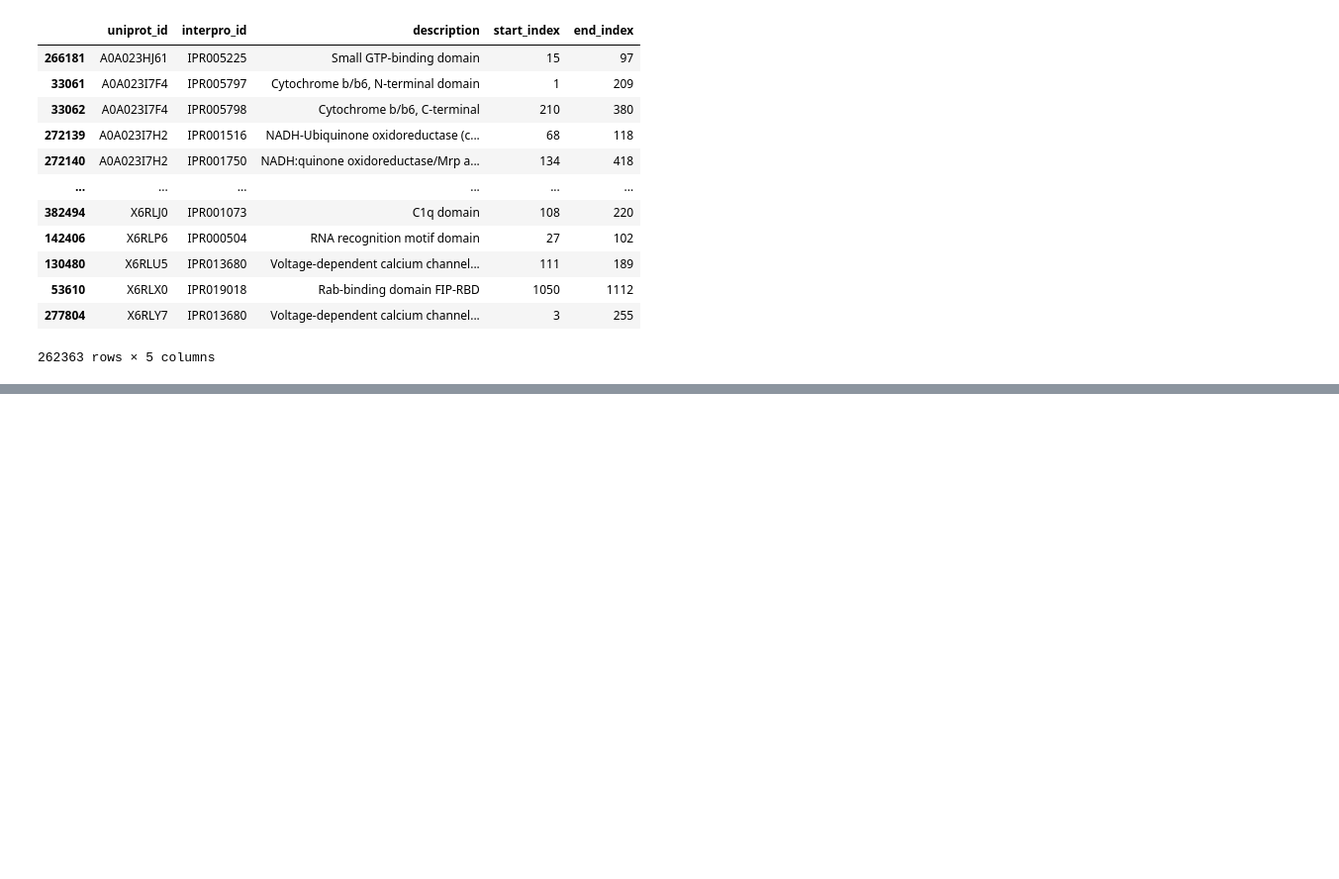
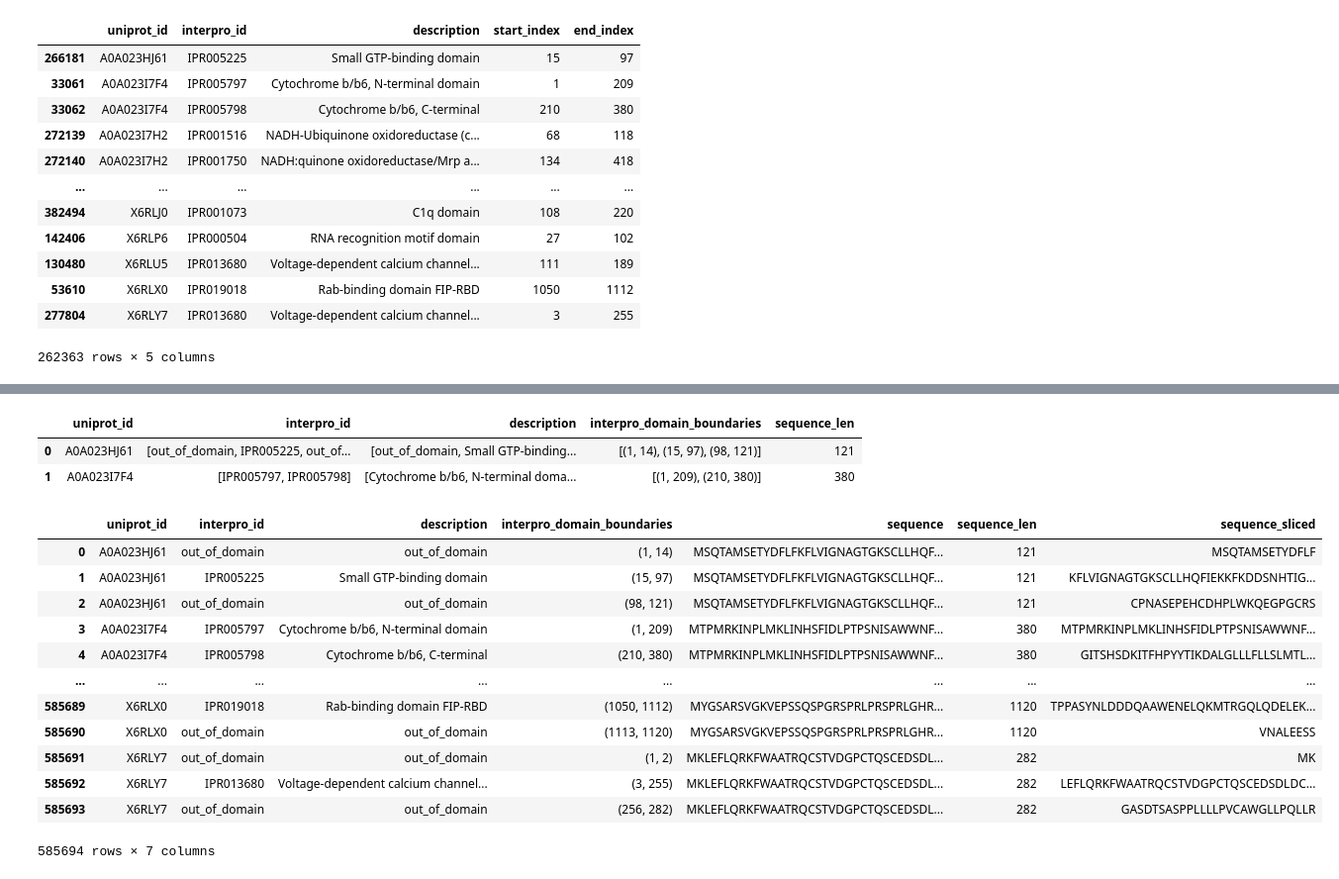
Before and after one commit to boun-tabi-lifelu/evolutionary-subword-tokenization, a Jupyter notebook: Prog/domain_handling.ipynb, the cells around one changed output, grey strips where cells are left out. Shown at 99% size. Drawn from its saved outputs; the diff is of its cells as text; code cells hidden in the pictures; blank space fills up the shorter version.

```diff
--- a/Prog/domain_handling.ipynb
+++ b/Prog/domain_handling.ipynb
@@ -215,0 +172,9 @@ True
+# %%
+uniref_id = '90'
+
+db_file = "/cta/share/users/uniprot/human/human.db"
+conn = sqlite3.connect(db_file)
+df_proteins = pd.read_sql(f"SELECT Entry as uniprot_id, Sequence as sequence FROM proteins", conn)
+df_uniref = pd.read_sql(f"SELECT uniprot_accession as uniprot_id FROM uniref{uniref_id}_distilled", conn)
+
+conn.close()
@@ -215,0 +227,53 @@ True
+# %%
+# Define the fill_intervals function
+def fill_intervals(intervals, max_value):
+    intervals = sorted(intervals)
+    result = []
+    if intervals[0][0] > 1:
+        result.append((1, intervals[0][0] - 1))
+    for i in range(len(intervals)):
+        result.append(intervals[i])
+        if i < len(intervals) - 1:
+            if intervals[i][1] + 1 < intervals[i + 1][0]:
+                result.append((intervals[i][1] + 1, intervals[i + 1][0] - 1))
+    if intervals[-1][1] < max_value:
+        result.append((intervals[-1][1] + 1, max_value))
+    return result
+
+# Define the custom function to update the dataframe
+def update_intervals(row, boundary_column, other_columns):
+    filled_intervals = fill_intervals(row[boundary_column], row["sequence_len"])
+    original_intervals = row[boundary_column]
+
+    new_cols = {col: [] for col in other_columns}
+    for interval in filled_intervals:
+        if interval in original_intervals:
+            index = original_intervals.index(interval)
+            for col in other_columns:
+                new_cols[col].append(row[col][index])
+        else:
+            for col in other_columns:
+                new_cols[col].append('out_of_domain')
+
+    row[boundary_column] = filled_intervals
+    for col in other_columns:
+        row[col] = new_cols[col]
+    return row
+
+# # Example dataframe
+data = {
+    "uniprot_id": ["A0A023HJ61", "A0A023I7F4"],
+    "interpro_id": [["IPR005225"], ["IPR005797", "IPR005798"]],
+    "description": [["Small GTP-binding domain"], ["Cytochrome b/b6, N-terminal domain", "Cytochrome b/b6, C-terminal domain"]],
+    "interpro_domain_boundaries": [[(15, 97)], [(1, 209), (210, 380)]],
+    "sequence_len": [121, 380],
+}
+
+df = pd.DataFrame(data)
+
+# Apply the update function to the dataframe
+df.apply(update_intervals, args=('interpro_domain_boundaries', ('interpro_id', 'description')), axis=1)
+# %% [output]
+|  | uniprot_id | interpro_id | description | interpro_domain_boundaries | sequence_len |
+| 0 | A0A023HJ61 | [out_of_domain, IPR005225, out_of... | [out_of_domain, Small GTP-binding... | [(1, 14), (15, 97), (98, 121)] | 121 |
+| 1 | A0A023I7F4 | [IPR005797, IPR005798] | [Cytochrome b/b6, N-terminal doma... | [(1, 209), (210, 380)] | 380 |
@@ -215,0 +283,18 @@ True
+# %%
+df_interpro_domains_grouped_interp = df_interpro_domains_grouped_interp.explode(['interpro_id', 'description', 'interpro_domain_boundaries']).reset_index(drop=True)
+df_interpro_domains_grouped_interp['sequence_sliced'] = df_interpro_domains_grouped_interp.apply(lambda row: row['sequence'][row['interpro_domain_boundaries'][0]-1:row['interpro_domain_boundaries'][1]], axis=1)
+df_interpro_domains_grouped_interp
+# %% [output]
+|  | uniprot_id | interpro_id | description | interpro_domain_boundaries | sequence | sequence_len | sequence_sliced |
+| 0 | A0A023HJ61 | out_of_domain | out_of_domain | (1, 14) | MSQTAMSETYDFLFKFLVIGNAGTGKSCLLHQF... | 121 | MSQTAMSETYDFLF |
+| 1 | A0A023HJ61 | IPR005225 | Small GTP-binding domain | (15, 97) | MSQTAMSETYDFLFKFLVIGNAGTGKSCLLHQF... | 121 | KFLVIGNAGTGKSCLLHQFIEKKFKDDSNHTIG... |
+| 2 | A0A023HJ61 | out_of_domain | out_of_domain | (98, 121) | MSQTAMSETYDFLFKFLVIGNAGTGKSCLLHQF... | 121 | CPNASEPEHCDHPLWKQEGPGCRS |
+| 3 | A0A023I7F4 | IPR005797 | Cytochrome b/b6, N-terminal domain | (1, 209) | MTPMRKINPLMKLINHSFIDLPTPSNISAWWNF... | 380 | MTPMRKINPLMKLINHSFIDLPTPSNISAWWNF... |
+| 4 | A0A023I7F4 | IPR005798 | Cytochrome b/b6, C-terminal | (210, 380) | MTPMRKINPLMKLINHSFIDLPTPSNISAWWNF... | 380 | GITSHSDKITFHPYYTIKDALGLLLFLLSLMTL... |
+| ... | ... | ... | ... | ... | ... | ... | ... |
+| 585689 | X6RLX0 | IPR019018 | Rab-binding domain FIP-RBD | (1050, 1112) | MYGSARSVGKVEPSSQSPGRSPRLPRSPRLGHR... | 1120 | TPPASYNLDDDQAAWENELQKMTRGQLQDELEK... |
+| 585690 | X6RLX0 | out_of_domain | out_of_domain | (1113, 1120) | MYGSARSVGKVEPSSQSPGRSPRLPRSPRLGHR... | 1120 | VNALEESS |
+| 585691 | X6RLY7 | out_of_domain | out_of_domain | (1, 2) | MKLEFLQRKFWAATRQCSTVDGPCTQSCEDSDL... | 282 | MK |
+| 585692 | X6RLY7 | IPR013680 | Voltage-dependent calcium channel... | (3, 255) | MKLEFLQRKFWAATRQCSTVDGPCTQSCEDSDL... | 282 | LEFLQRKFWAATRQCSTVDGPCTQSCEDSDLDC... |
+| 585693 | X6RLY7 | out_of_domain | out_of_domain | (256, 282) | MKLEFLQRKFWAATRQCSTVDGPCTQSCEDSDL... | 282 | GASDTSASPPLLLLPVCAWGLLPQLLR |
+585694 rows × 7 columns
```
Also changed, not shown: parts of 20 cells of this notebook.
